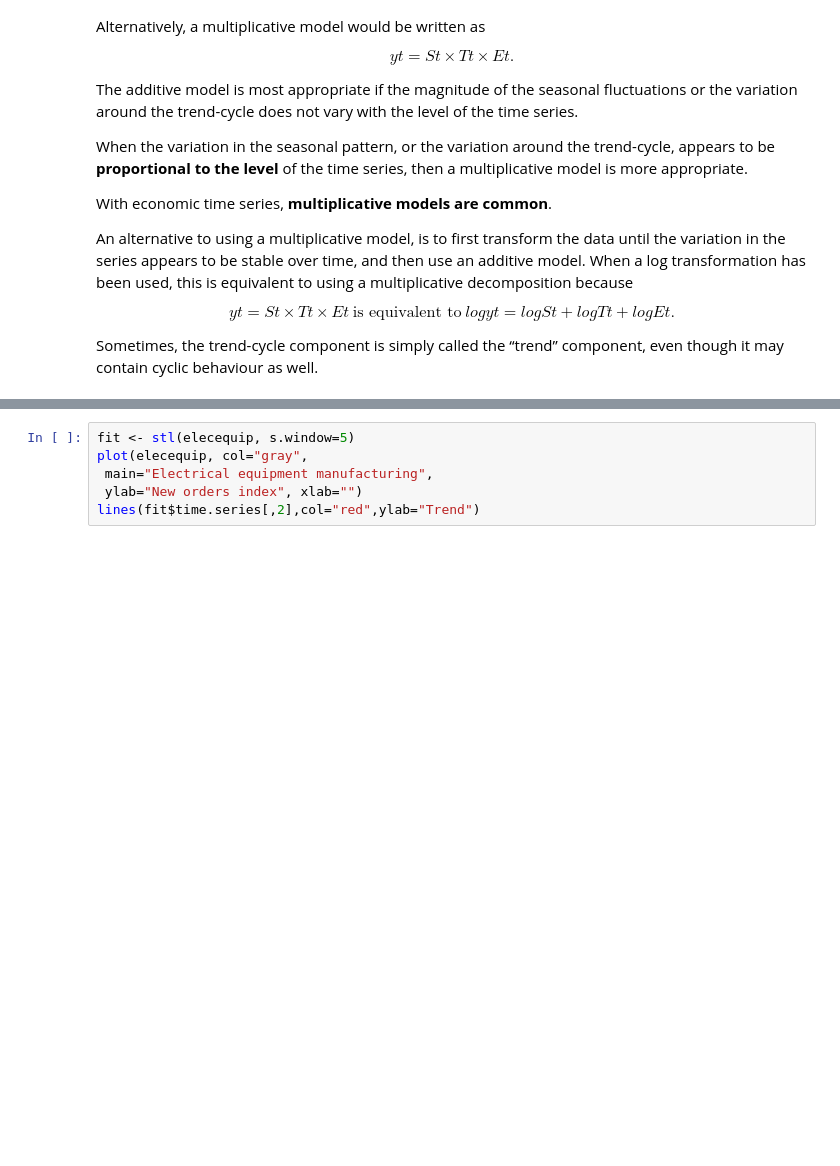
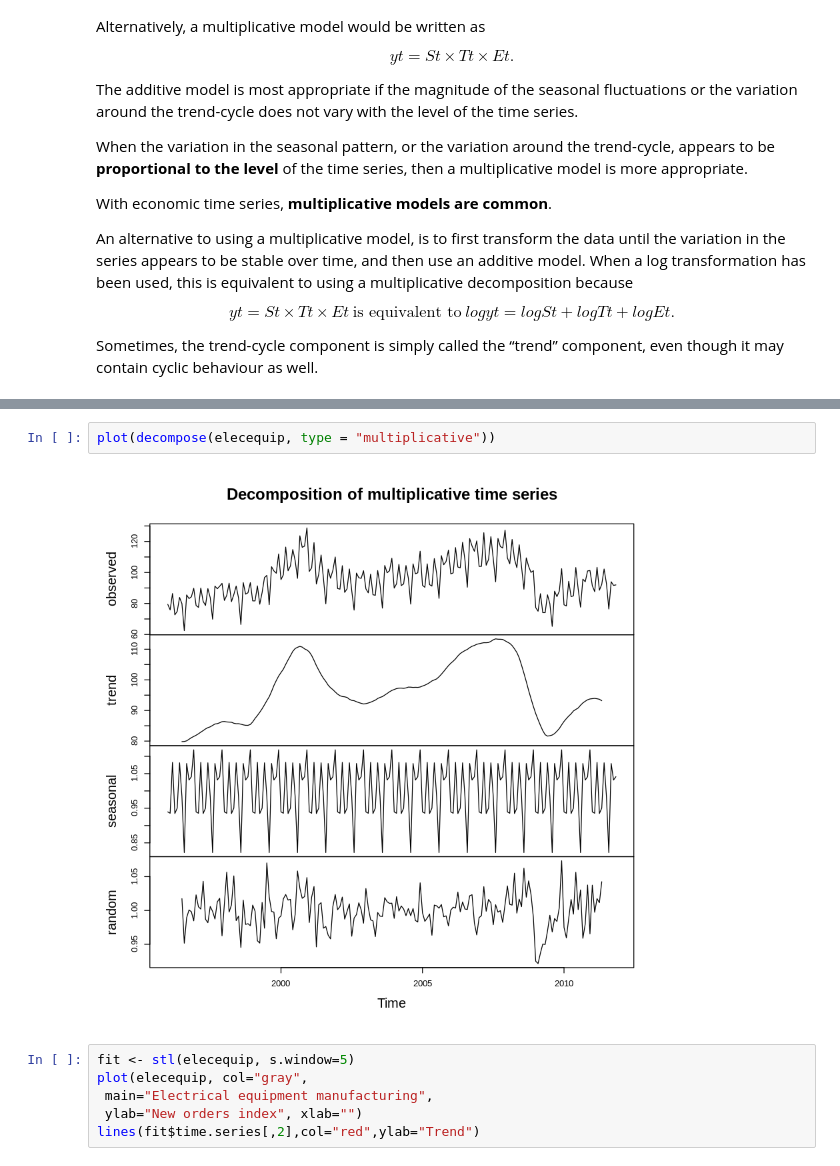
Before and after one commit to jonduan/Economics_note, a Jupyter notebook: econometrics/ECON245/time-series-trend.ipynb, the cells around one changed output, grey strips where cells are left out. Saved outputs shown, nothing was run; the diff lists cells and outputs as text; blank space fills up the shorter version.

```diff
--- a/econometrics/ECON245/time-series-trend.ipynb
+++ b/econometrics/ECON245/time-series-trend.ipynb
@@ -72,3 +90,7 @@ library(fpp)
+# %%
+plot(decompose(elecequip, type = "multiplicative"))
+# %% [output]
+[figure, added]
 # %%
 fit <- stl(elecequip, s.window=5)
 plot(elecequip, col="gray",
```
Also changed, not shown: parts of 12 cells of this notebook, 17 other files.
